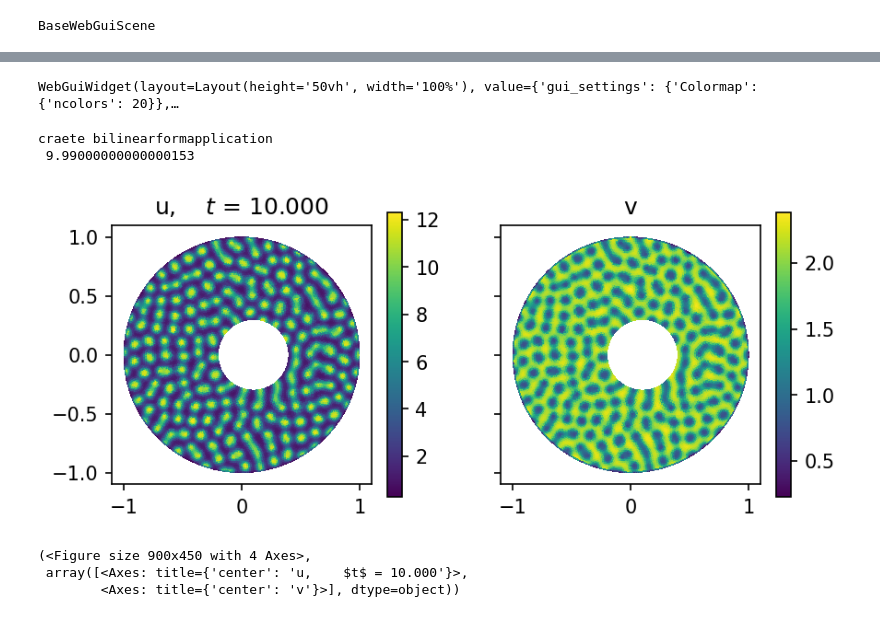
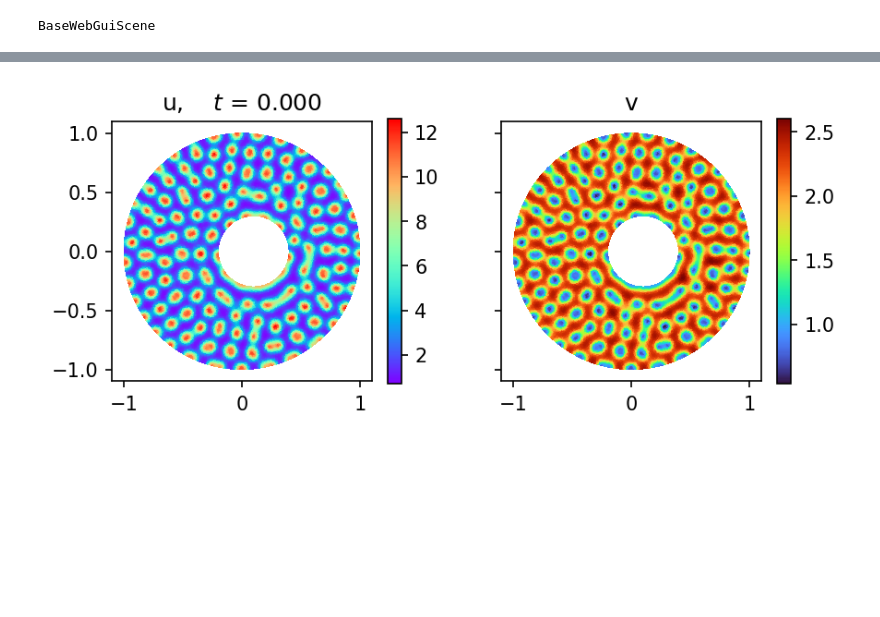
Before and after one commit to aquillen/Pattern_formation_FEM_NGsolve, a Jupyter notebook: Brus_Annulus_v01.ipynb, the cells around one changed output, grey strips where cells are left out. Cells and saved outputs as stored; diff of their text form; code cells hidden in the pictures; blank space fills up the shorter version.

Commit message:
brusselator on annulus
updated with better pngs and incremental updates
works for both non-linear op and direct by hand non-linear terms

```diff
--- a/Brus_Annulus_v01.ipynb
+++ b/Brus_Annulus_v01.ipynb
@@ -175,10 +184,10 @@ geo.Add(annulus)
 
 # generate the  mesh
 maxh_mesh = 0.03  # max distance between nodes?
-mmesh = ngsolve.Mesh(geo.GenerateMesh(maxh=maxh_mesh))  # maxh here sets the scale of elements
-print(f"vertices={mmesh.nv}, edges ={mmesh.ne}")  # print numbers of vertices and edges!
+mesh = ngsolve.Mesh(geo.GenerateMesh(maxh=maxh_mesh))  # maxh here sets the scale of elements
+print(f"vertices={mesh.nv}, edges ={mesh.ne}")  # print numbers of vertices and edges!
 
-Draw(mmesh) # show the mesh
+Draw(mesh) # show the mesh
 # %% [output]
 vertices=3551, edges =6830
 WebGuiWidget(layout=Layout(height='50vh', width='100%'), value={'gui_settings': {}, 'ngsolve_version': '6.2.25…
@@ -186,8 +195,8 @@ BaseWebGuiScene
 # %%
 # create finite element system 'fes'  - we have two fields for the reaction diffusion equations
 korder = 3
-Q1 = ngsolve.H1(mmesh, order=korder)   # Choose an element that is in the Sobolev space H1, first field
-Q2 = ngsolve.H1(mmesh, order=korder)   # second field
+Q1 = ngsolve.H1(mesh, order=korder)   # Choose an element that is in the Sobolev space H1, first field
+Q2 = ngsolve.H1(mesh, order=korder)   # second field
 fes = Q1*Q2   # our finite element space is the product of the two spaces
 (u1,u2),(v1,v2)  = fes.TnT()  # create test and trial functions
 # The two test fields are u1,u2 and the trial functions are v1,v2
@@ -378,0 +412,4 @@ gfut_CN = TimeStepping_CN(gfu,invastar, b,invm, rdtype, alpha, beta, dt, tend=10
+# %%
+gfu = ngsolve.GridFunction(fes)
+mkinit(gfu,mesh,0.1,4,1)  # make initial conditions and show them
+scene = Draw(gfu.components[0],mmesh, settings = {  "Colormap" : { "ncolors" : 20 } });  #
@@ -495,20 +438,0 @@ astar.nze=2098140
-# %%
-
-mkinit(gfu_b,0.1,4,1.5)  # make initial conditions and show them
-scene1 = Draw(u1_out_b,mmesh, settings = {  "Colormap" : { "ncolors" : 20 } });  #
-# %% [output]
-WebGuiWidget(layout=Layout(height='50vh', width='100%'), value={'gui_settings': {'Colormap': {'ncolors': 20}},…
-# %%
-alpha = 5.; beta = 9.  # choose some nice Brusselator params
-gfut_CN = TimeStepping_CN(gfu_b,invastar, b,invm, rdtype, alpha, beta, dt, tend=10,reaction_by_hand = False)
-# run with non-linear operators instead of doing non-linear part by hand
-# %% [output]
-craete bilinearformapplication
- 9.99000000000000153
-# %%
-disp(mmesh2,gfu_b,10)
-# %% [output]
-[figure, removed]
-(<Figure size 900x450 with 4 Axes>,
- array([<Axes: title={'center': 'u,    $t$ = 10.000'}>,
-        <Axes: title={'center': 'v'}>], dtype=object))
@@ -514,0 +521,7 @@ disp(mmesh2,gfu_b,10)
+# %%
+xv,yv,tri_tt,refiner = pts_tri(mesh)
+# %%
+disp(mesh,gfu,0,xv,yv,tri_tt,refiner,'')
+# looks good
+# %% [output]
+[figure, added]
```
Also changed, not shown: parts of 19 cells of this notebook.
